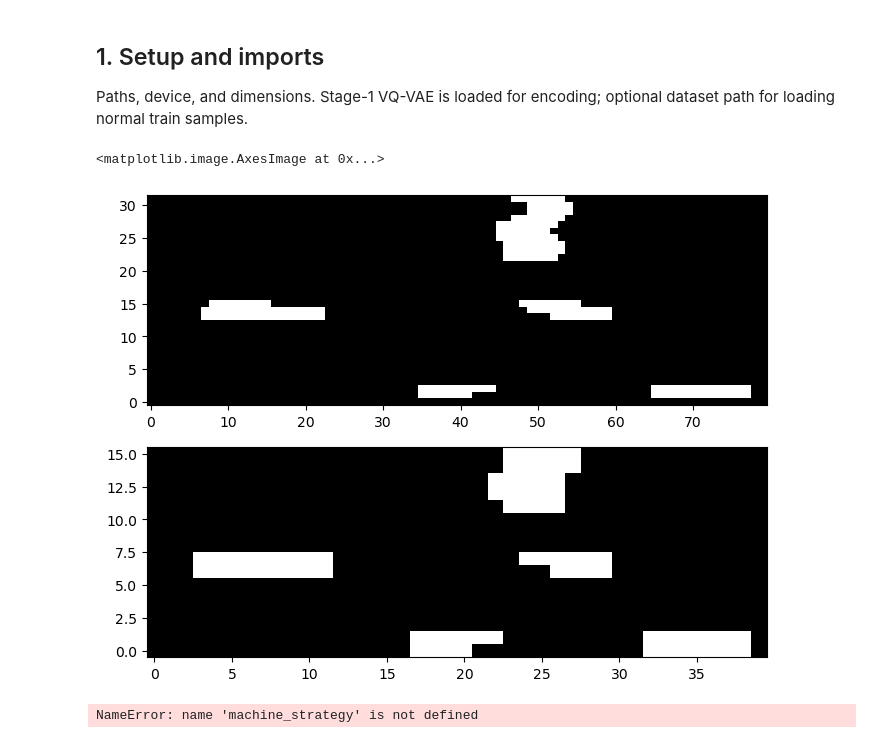
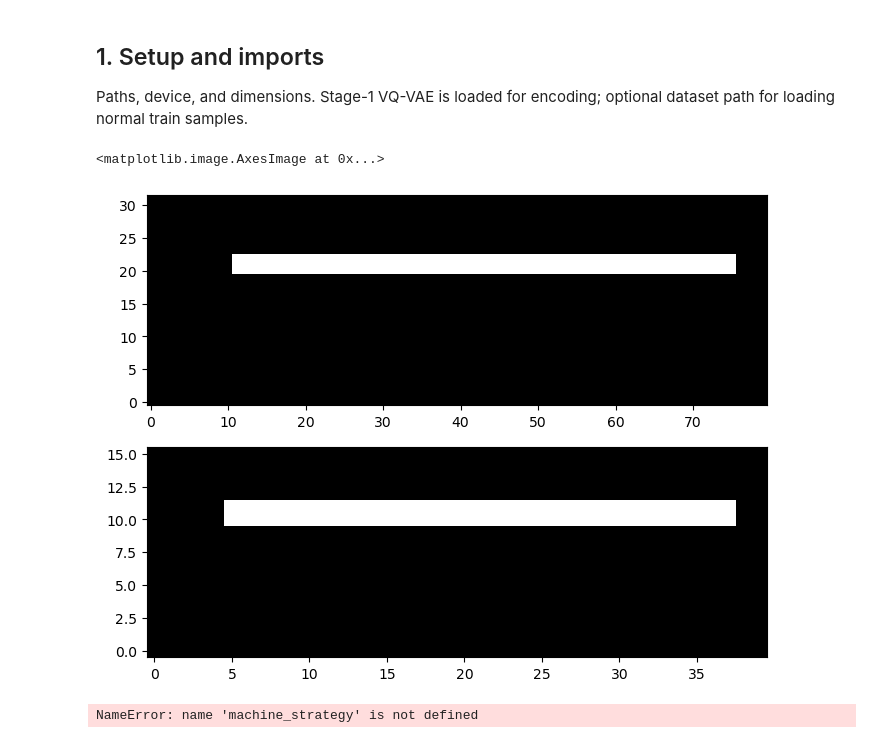
Before and after one commit to raidantimosquitos/semcom-sDSR, a Jupyter notebook: notebooks/anomaly_mask_analysis.ipynb, the cells around one changed output. Cells and saved outputs as stored; diff of their text form; code cells hidden in the pictures.

```diff
--- a/notebooks/anomaly_mask_analysis.ipynb
+++ b/notebooks/anomaly_mask_analysis.ipynb
@@ -38,27 +38,28 @@ DATA_PATH = "/mnt/ssd/LaCie/dcase2020_task2/dcase2020-task2-dev-dataset"
 # %%
 from src.utils.anomalies import AnomalyMapGenerator
 from src.models.sDSR.anomaly_generation import project_spec_mask_to_latent_binary
 
 audio_spec_strategy= AnomalyMapGenerator(
     strategy="audio_specific",
     spectrogram_shape=spectrogram_shape,
     n_mels=n_mels,
     T=T,
+    machine_type="fan",
 )
 
 mask = audio_spec_strategy._generate_one('cpu')
 
 
-M_f =project_spec_mask_to_latent_binary(mask, q_fine_shape[0], q_fine_shape[1])
+M_f = project_spec_mask_to_latent_binary(mask, q_fine_shape[0], q_fine_shape[1])
 M_c = project_spec_mask_to_latent_binary(mask, q_coarse_shape[0], q_coarse_shape[1])
 
 fig, axes = plt.subplots(2, 1, figsize=(8, 6))
 
 axes[0].imshow(M_f[0, 0].cpu().numpy(), aspect="auto", cmap="gray", origin="lower")
 axes[1].imshow(M_c[0, 0].cpu().numpy(), aspect="auto", cmap="gray", origin="lower")
 # %% [output]
 <matplotlib.image.AxesImage at 0x...>
-[figure, old version]
+[figure, new version]
 # %%
 M_specific = machine_strategy(1, "cpu").to(DEVICE)
 fig, axes = plt.subplots(1, 1, figsize=(8, 6))
```
Also changed, not shown: 1 other file.
